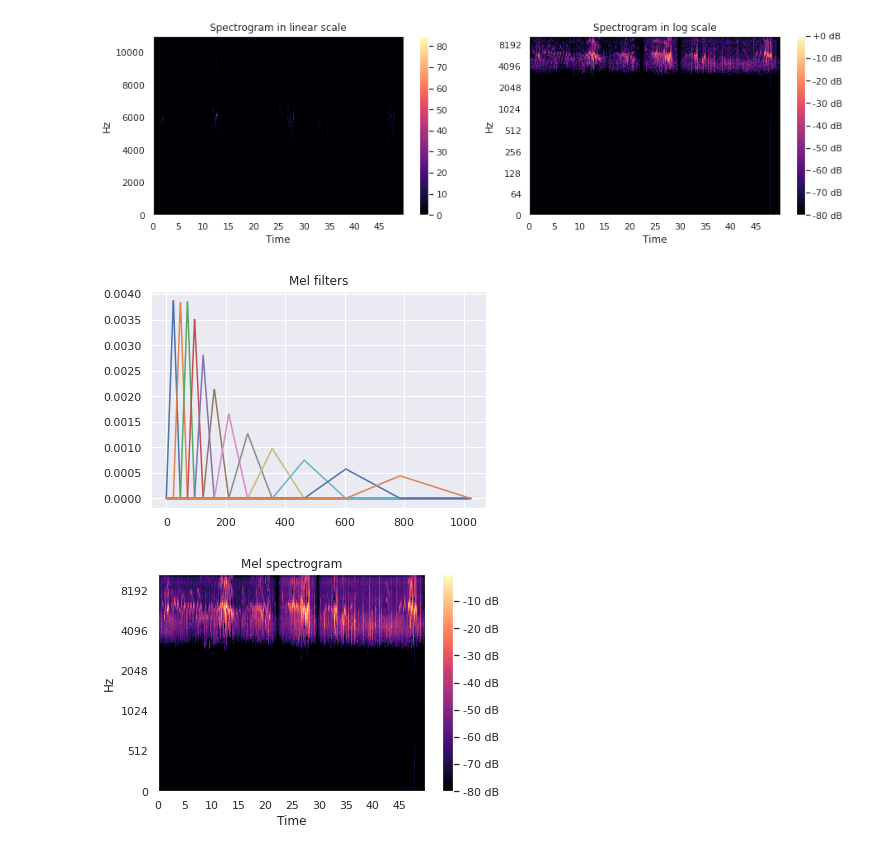
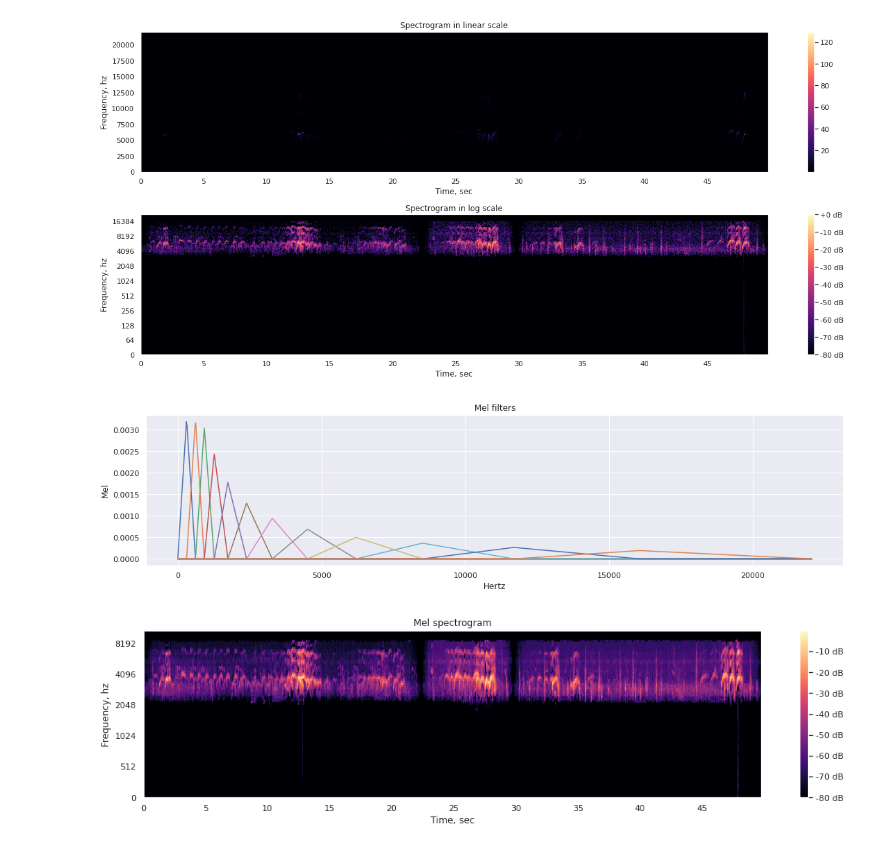
Before and after one commit to tarashypka/pyturdus, a Jupyter notebook: ipynb/spectrograms.ipynb, the cells around one changed output. Cells and saved outputs as stored; diff of their text form; code cells hidden in the pictures.

```diff
--- a/ipynb/spectrograms.ipynb
+++ b/ipynb/spectrograms.ipynb
@@ -14,23 +19,22 @@ call_path = Path(os.environ['DATA_DIR']) / 'calls' / 'apus_apus' / '103552.wav'
 # %%
-call, sr = librosa.load(call_path)
-
-# Trim silent edges
-call, _ = librosa.effects.trim(call)
-
 # Split signal into 2048 windows and compute STFT only for the first window
 n_fft = 2048
-D = np.abs(librosa.stft(call[:n_fft], n_fft=n_fft, hop_length=n_fft+1))
+S = np.abs(librosa.stft(call[:n_fft], n_fft=n_fft, hop_length=n_fft+1))
+freqs = sr / n_fft * np.arange(n_fft / 2 + 1)
 
-plt.figure(figsize=(15, 4))
+plt.figure(figsize=(18, 8))
 
-plt.subplot(1, 2, 1)
+plt.subplot(2, 1, 1)
 librosa.display.waveplot(call, sr=sr)
+plt.xlabel('Time, sec')
+plt.ylabel('Amplitude')
 plt.title('Waveform')
 
-plt.subplot(1, 2, 2)
-plt.plot(D)
-plt.xlabel('Frequency')
+plt.subplot(2, 1, 2)
+plt.plot(freqs, S)
+plt.xlabel('Frequency, hz')
 plt.title('Periodogram')
 
+plt.tight_layout()
 plt.show()
 # %% [output]
@@ -38,48 +42,61 @@ plt.show()
 # %%
 # Spectrogram is informative to the human eye when presented in log scale
 n_fft = 2048
 hop_length = 512
-D = np.abs(librosa.stft(call, n_fft=n_fft, hop_length=hop_length))
-DB = librosa.amplitude_to_db(D, ref=np.max)
+S = np.abs(librosa.stft(call, n_fft=n_fft, hop_length=hop_length))
+S_db = librosa.amplitude_to_db(S, ref=np.max)
 
-plt.figure(figsize=(15, 4))
+plt.figure(figsize=(18, 8))
 
-plt.subplot(1, 2, 1)
-librosa.display.specshow(D, sr=sr, x_axis='time', y_axis='linear')
+plt.subplot(2, 1, 1)
+librosa.display.specshow(S, sr=sr, x_axis='time', y_axis='linear')
 plt.colorbar()
+plt.xlabel('Time, sec')
+plt.ylabel('Frequency, hz')
 plt.title('Spectrogram in linear scale')
 
-plt.subplot(1, 2, 2)
-librosa.display.specshow(DB, sr=sr, x_axis='time', y_axis='log')
-plt.colorbar(format='%+2.0f dB');
+plt.subplot(2, 1, 2)
+librosa.display.specshow(S_db, sr=sr, x_axis='time', y_axis='log')
+plt.colorbar(format='%+2.0f dB')
+plt.xlabel('Time, sec')
+plt.ylabel('Frequency, hz')
 plt.title('Spectrogram in log scale')
 
+plt.tight_layout()
 plt.show()
 # %% [output]
-[figure, old version]
+[figure, new version]
 # %%
+n_fft = 2048
+n_mels = 12
 # Compute Mel filters to transform spectrogram into Mel spectrogram
 # Every filter transforms from Hertz scale into Mel scale
-n_fft = 2048
-n_mels = 12
 mel = librosa.filters.mel(sr=sr, n_fft=n_fft, n_mels=n_mels)
+freqs = sr / n_fft * np.arange(n_fft / 2 + 1)
 
+plt.figure(figsize=(18, 4))
 for m in mel:
-    plt.plot(m)
+    plt.plot(freqs, m)
+plt.xlabel('Hertz')
+plt.ylabel('Mel')
 plt.title('Mel filters')
 plt.show()
 # %% [output]
-[figure, old version]
+[figure, new version]
 # %%
 n_fft = 2048
 hop_length = 512
 n_mels = 128
-S = librosa.feature.melspectrogram(call, sr=sr, n_fft=n_fft, hop_length=hop_length, n_mels=n_mels)
-S_DB = librosa.power_to_db(S, ref=np.max)
-librosa.display.specshow(S_DB, sr=sr, hop_length=hop_length, x_axis='time', y_axis='mel')
+MS = librosa.feature.melspectrogram(call, sr=sr, n_fft=n_fft, hop_length=hop_length, n_mels=n_mels)
+MS = librosa.power_to_db(MS, ref=np.max)
+
+plt.figure(figsize=(18, 4))
+librosa.display.specshow(MS, sr=sr, hop_length=hop_length, x_axis='time', y_axis='mel')
 plt.colorbar(format='%+2.0f dB')
+plt.xlabel('Time, sec')
+plt.ylabel('Frequency, hz')
 plt.title('Mel spectrogram')
 plt.show()
 # %% [output]
-[figure, old version]
+[figure, new version]
 # %%
```
Also changed, not shown: parts of 4 cells of this notebook.
